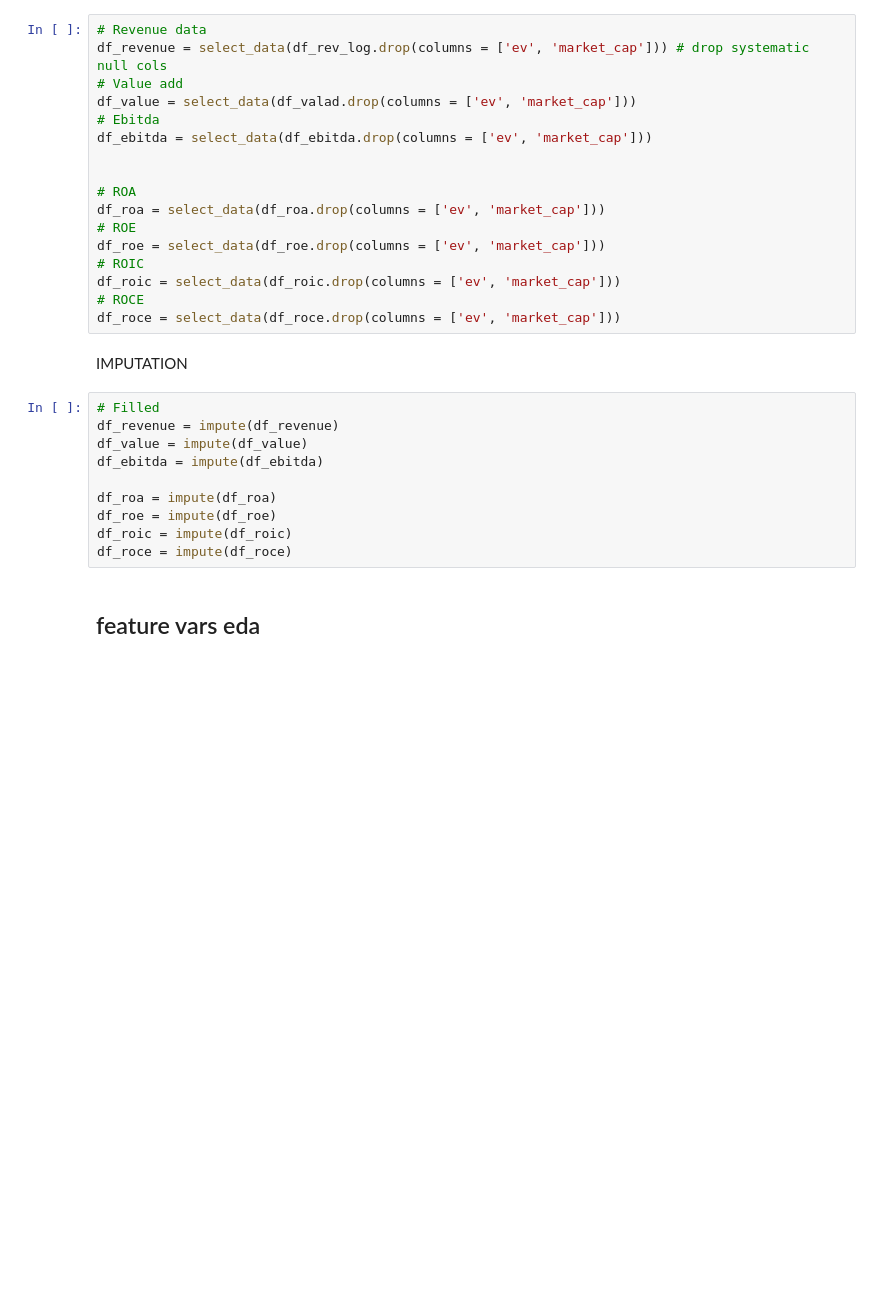
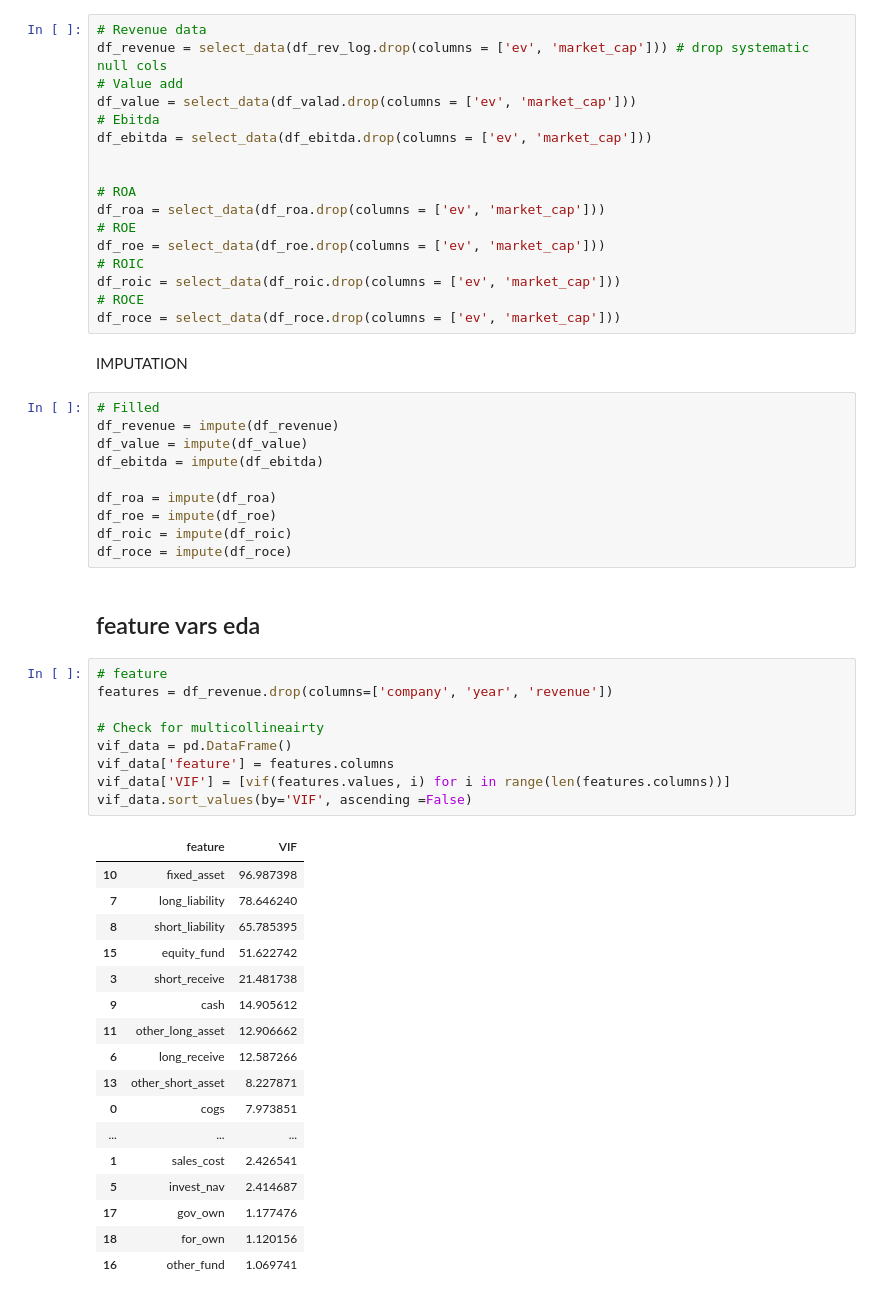
Before and after one commit to PeterDingVN/ML-Finance-VietnameseListedFirms, a Jupyter notebook: Main_work.ipynb, the cells around one changed output. Drawn from its saved outputs; the diff is of its cells as text; blank space fills up the shorter version.

```diff
--- a/Main_work.ipynb
+++ b/Main_work.ipynb
@@ -173,3 +203,30 @@ df_roic = impute(df_roic)
 df_roce = impute(df_roce)
 # %% [markdown]
 ## feature vars eda
+# %%
+# feature
+features = df_revenue.drop(columns=['company', 'year', 'revenue'])
+
+# Check for multicollineairty
+vif_data = pd.DataFrame()
+vif_data['feature'] = features.columns
+vif_data['VIF'] = [vif(features.values, i) for i in range(len(features.columns))]
+vif_data.sort_values(by='VIF', ascending =False)
+# %% [output]
+|  | feature | VIF |
+| 10 | fixed_asset | 96.987398 |
+| 7 | long_liability | 78.646240 |
+| 8 | short_liability | 65.785395 |
+| 15 | equity_fund | 51.622742 |
+| 3 | short_receive | 21.481738 |
+| 9 | cash | 14.905612 |
+| 11 | other_long_asset | 12.906662 |
+| 6 | long_receive | 12.587266 |
+| 13 | other_short_asset | 8.227871 |
+| 0 | cogs | 7.973851 |
+| ... | ... | ... |
+| 1 | sales_cost | 2.426541 |
+| 5 | invest_nav | 2.414687 |
+| 17 | gov_own | 1.177476 |
+| 18 | for_own | 1.120156 |
+| 16 | other_fund | 1.069741 |
```
Also changed, not shown: parts of 9 cells of this notebook, 5 other files.
